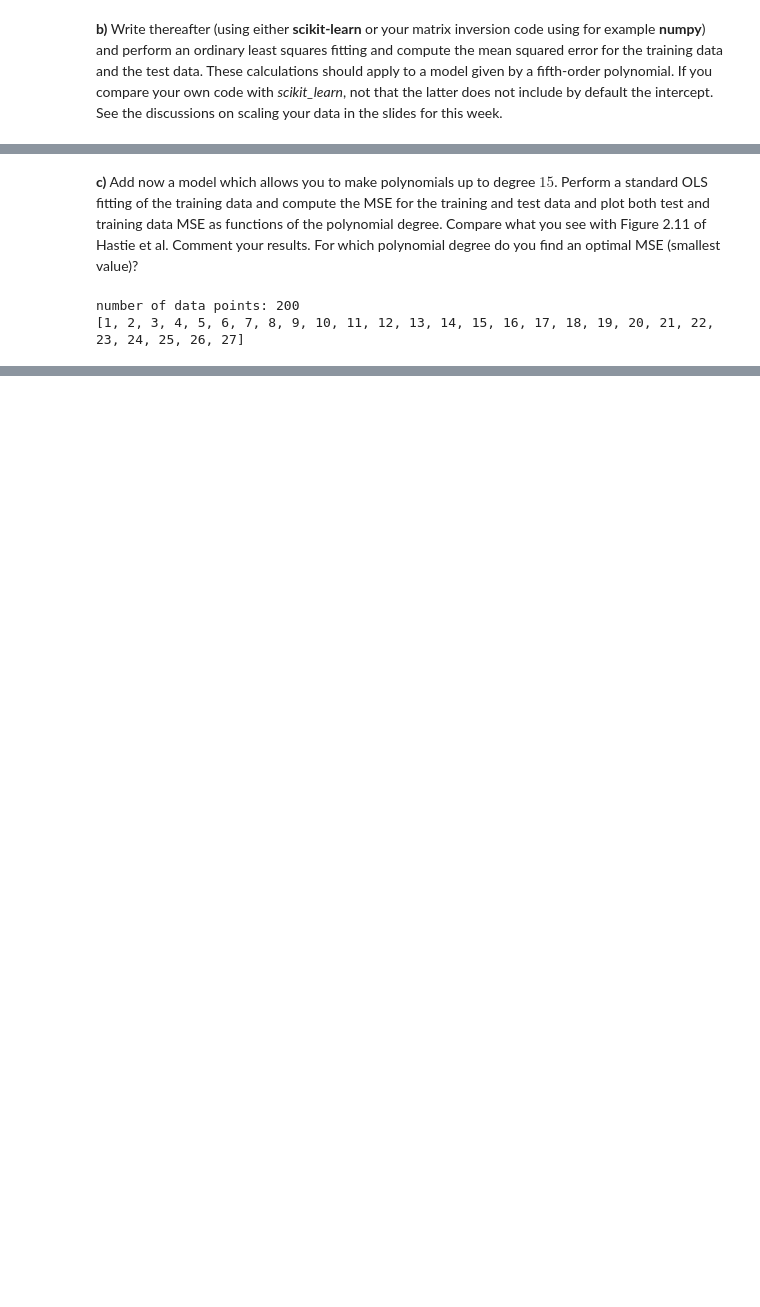
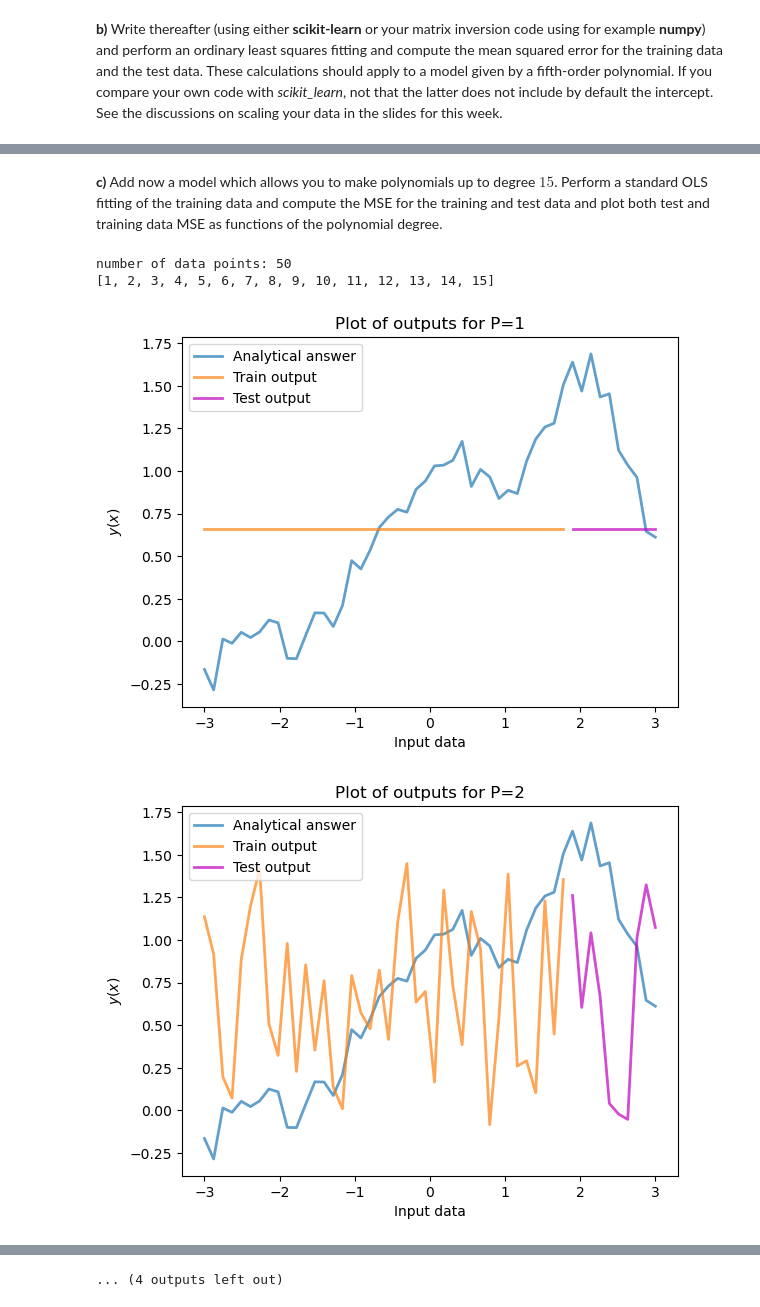
Before and after one commit to ericludvigs/MachineLearning, a Jupyter notebook: work/exercise_35.ipynb, the cells around one changed output, grey strips where cells are left out. Drawn from its saved outputs; the diff is of its cells as text; code cells hidden in the pictures; blank space fills up the shorter version.

```diff
--- a/work/exercise_35.ipynb
+++ b/work/exercise_35.ipynb
@@ -498,6 +522,6 @@ Calculated R^2: 0.87
 # %% [markdown]
 **c)**
-Add now a model which allows you to make polynomials up to degree $15$.  Perform a standard OLS fitting of the training data and compute the MSE for the training and test data and plot both test and training data MSE as functions of the polynomial degree. Compare what you see with Figure 2.11 of Hastie et al. Comment your results. For which polynomial degree do you find an optimal MSE (smallest value)?
+Add now a model which allows you to make polynomials up to degree $15$.  Perform a standard OLS fitting of the training data and compute the MSE for the training and test data and plot both test and training data MSE as functions of the polynomial degree.
 # %%
 def make_feature_matrix(x, P):
     X = np.zeros((len(x), P))
@@ -521,51 +545,100 @@ def linear_prediction(X, beta):
 np.random.seed()
 
 #n = 100 + np.random.randint(0, 1000)
-n = 200
+n = 50
 print(f"number of data points: {n}")
 
 x_full = np.linspace(-3, 3, n).reshape(-1, 1)
-y_full = np.exp(-x_full**2) + 1.5 * np.exp(-(x_full-2)**2)+ np.random.normal(0, 0.1, x_full.shape)
+y_full = np.exp(-x_full**2) + 1.5 * np.exp(-(x_full-2)**2) + np.random.normal(0, 0.1, x_full.shape)
 
-P = 27
+P = 15
 features_list = list(range(1, P+1))
 print(features_list)
 
 train_mses_list = []
 train_r2_list = []
+train_skl_mses_list = []
+train_skl_r2_list = []
+
 test_mses_list = []
 test_r2_list = []
+test_skl_mses_list = []
+test_skl_r2_list = []
 for features in features_list:
     calc_feature_matrix = make_feature_matrix(x_full, features)
 
     X_train, X_test, y_train, y_test = train_test_split(calc_feature_matrix, y_full, test_size=0.2)
 
+    # manual method
     calc_beta = linear_regression_model(X_train, y_train)
     y_tilde = linear_prediction(X_train, calc_beta)
     y_prediction = linear_prediction(X_test, calc_beta)
+
+    # scikit method
+    lin_model = skl.LinearRegression()
+    lin_model.fit(X_train, y_train)
+    y_tilde_skl = lin_model.predict(X_train)
+    y_prediction_skl = lin_model.predict(X_test)
 
     #results_frame_test = pd.DataFrame({"x_test":x_full[len(y_train):].flatten(), "y_test":y_test.flatten()})
     #results_frame_test["y_prediction"] = y_prediction.flatten()
 
     #display(results_frame_test)
 
+    # mse score
     train_calculated_mse = custom_mse(y_train, y_tilde)
     train_mses_list.append(train_calculated_mse)
+
+    # scikit mse score
+    skl_mse = mean_squared_error(y_train, y_tilde)
+    train_skl_mses_list.append(skl_mse)
+
+    # r^2 score
     train_calculated_r2 = custom_r2(y_train, y_tilde)
     train_r2_list.append(train_calculated_r2)
+
+    # scikit r^2 score
+    skl_r2 = r2_score(y_train, y_tilde)
+    train_skl_r2_list.append(skl_r2)
 
     #print(f"Train data mean squared error: {train_calculated_mse:.3f}")
     #print(f"Train data R^2: {train_calculated_r2:.3f}")
 
     #print()
 
+    # mse score
     test_calculated_mse = custom_mse(y_test, y_prediction)
     test_mses_list.append(test_calculated_mse)
+
+    # scikit mse score
+    skl_mse = mean_squared_error(y_test, y_prediction)
+    test_skl_mses_list.append(skl_mse)
+
+    # r^2 score
     test_calculated_r2 = custom_r2(y_test, y_prediction)
-    test_r2_list.append(test_calculated_mse)
+    test_r2_list.append(test_calculated_r2)
+
+    # scikit r^2 score
+    skl_r2 = r2_score(y_test, y_prediction)
+    test_skl_r2_list.append(skl_r2)
 
     #print(f"Test data mean squared error: {test_calculated_mse:.3f}")
     #print(f"Test data R^2: {test_calculated_r2:.3f}")
+
+    fig, ax = plt.subplots()
+    ax.set_xlabel(r'Input data')
+    ax.set_ylabel(r'$y(x)$')
+    ax.plot(x_full, y_full, alpha=0.7, lw=2,
+                label='Analytical answer')
+    ax.plot(x_full[:len(y_train)], y_tilde, alpha=0.7, lw=2,
+                label='Train output')
+    ax.plot(x_full[len(y_train):], y_prediction, alpha=0.7, lw=2, c='m',
+                label='Test output')
+    ax.legend()
+    ax.set_title(f"Plot of outputs for P={features}")
+    plt.show()
 # %% [output]
-number of data points: 200
-[1, 2, 3, 4, 5, 6, 7, 8, 9, 10, 11, 12, 13, 14, 15, 16, 17, 18, 19, 20, 21, 22, 23, 24, 25, 26, 27]
+number of data points: 50
+[1, 2, 3, 4, 5, 6, 7, 8, 9, 10, 11, 12, 13, 14, 15]
+[figure, added]
+[figure, added]
@@ -572,3 +654,4 @@ number of data points: 200
+... (4 outputs left out)
 # %%
 fig, ax = plt.subplots()
 ax.set_xlabel(r'Polynomial Degree')
```
Also changed, not shown: parts of 23 cells of this notebook.
